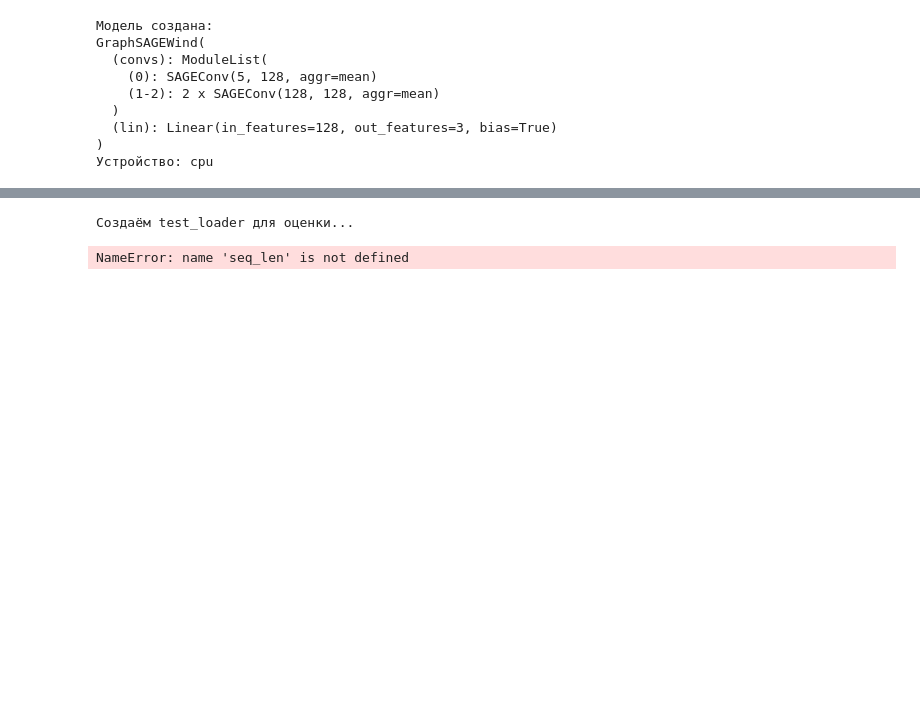
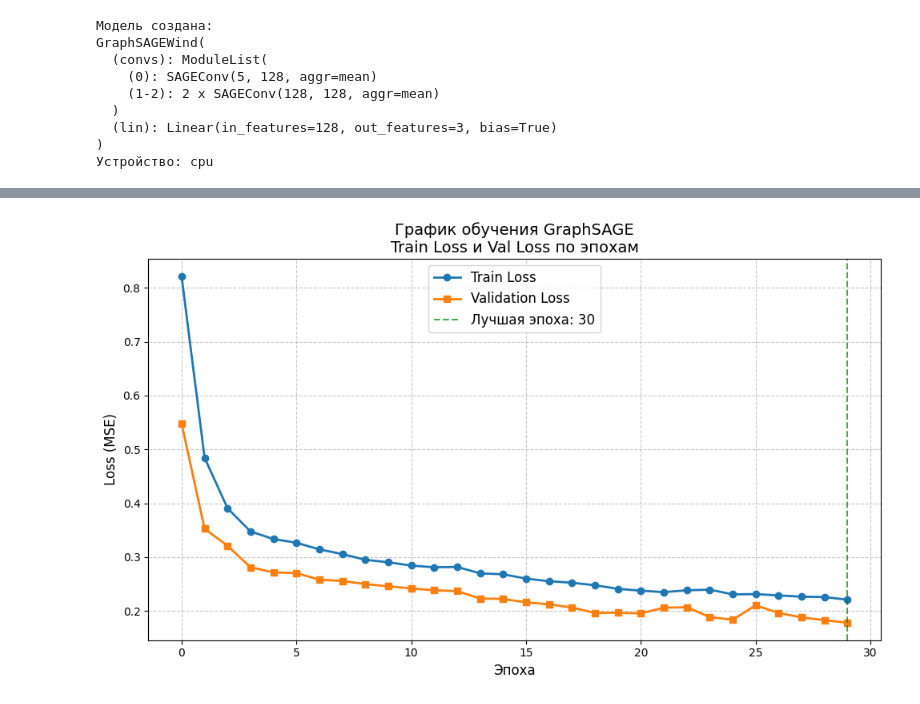
Before and after one commit to Victoria123456678/diplomacode, a Jupyter notebook: notebooks/03_model_training.ipynb, the cells around one changed output, grey strips where cells are left out. Drawn from its saved outputs; the diff is of its cells as text; code cells hidden in the pictures; blank space fills up the shorter version.

```diff
--- a/notebooks/03_model_training.ipynb
+++ b/notebooks/03_model_training.ipynb
@@ -120,7 +121,7 @@ train_loader = DataLoader(train_ds, batch_size=32, shuffle=True)
 val_loader = DataLoader(val_ds, batch_size=32)
 # %%
 class GraphSAGEWind(torch.nn.Module):
-    def __init__(self, in_channels=5, hidden_channels=64, out_channels=3, num_layers=3):
+    def __init__(self, in_channels=3, hidden_channels=64, out_channels=3, num_layers=3):
         super().__init__()
         self.convs = torch.nn.ModuleList()
         self.convs.append(SAGEConv(in_channels, hidden_channels))
@@ -274,7 +275,7 @@ GraphSAGEWind(
 optimizer = torch.optim.Adam(model.parameters(), lr=0.001, weight_decay=1e-5)
 criterion = torch.nn.MSELoss()
 
-num_epochs = 8   # можно изменить
+num_epochs = 30
 train_losses = []
 val_losses = []
 
@@ -479,22 +485 @@ GCN Epoch  8 | Train Loss: 0.345070 | Val Loss: 0.329868
 ✅ Обучение GCN завершено!
-# %%
-
-print("Создаём test_loader для оценки...")
-
-days_to_take = 25
-df_test = df[df['Day'] > df['Day'].max() - days_to_take].copy().reset_index(drop=True)
-
-test_dataset = WindGraphDataset(
-    df=df_test,
-    edge_index=edge_index,
-    seq_len=seq_len,
-    pred_len=1,
-    max_samples=4000
-)
-
-test_loader = PyGDataLoader(test_dataset, batch_size=32, shuffle=False)
-
-print(f"✅ test_loader готов: {len(test_dataset):,} сэмплов")
-# %% [output]
-Создаём test_loader для оценки...
-NameError: name 'seq_len' is not defined
@@ -539,0 +486,27 @@ print(f"\nСредние метрики GCN → MAE: {avg_mae_gcn:.2f}")
+# %%
+# === 3.6 График обучения (Train Loss vs Val Loss) ===
+
+import matplotlib.pyplot as plt
+
+plt.figure(figsize=(10, 6))
+
+plt.plot(train_losses, label='Train Loss', marker='o', linewidth=2)
+plt.plot(val_losses, label='Validation Loss', marker='s', linewidth=2)
+
+plt.title('График обучения GraphSAGE\nTrain Loss и Val Loss по эпохам', fontsize=14)
+plt.xlabel('Эпоха', fontsize=12)
+plt.ylabel('Loss (MSE)', fontsize=12)
+plt.grid(True, linestyle='--', alpha=0.7)
+plt.legend(fontsize=12)
+
+# Подсветка лучшей эпохи
+best_epoch = val_losses.index(min(val_losses))
+plt.axvline(x=best_epoch, color='green', linestyle='--', alpha=0.7, label=f'Лучшая эпоха: {best_epoch+1}')
+
+plt.legend(fontsize=12)
+plt.tight_layout()
+plt.show()
+
+print(f"Лучшая эпоха по Val Loss: {best_epoch+1} (Val Loss = {min(val_losses):.6f})")
+# %% [output]
+[figure, added]
```
Also changed, not shown: parts of 6 cells of this notebook, 4 other files.
